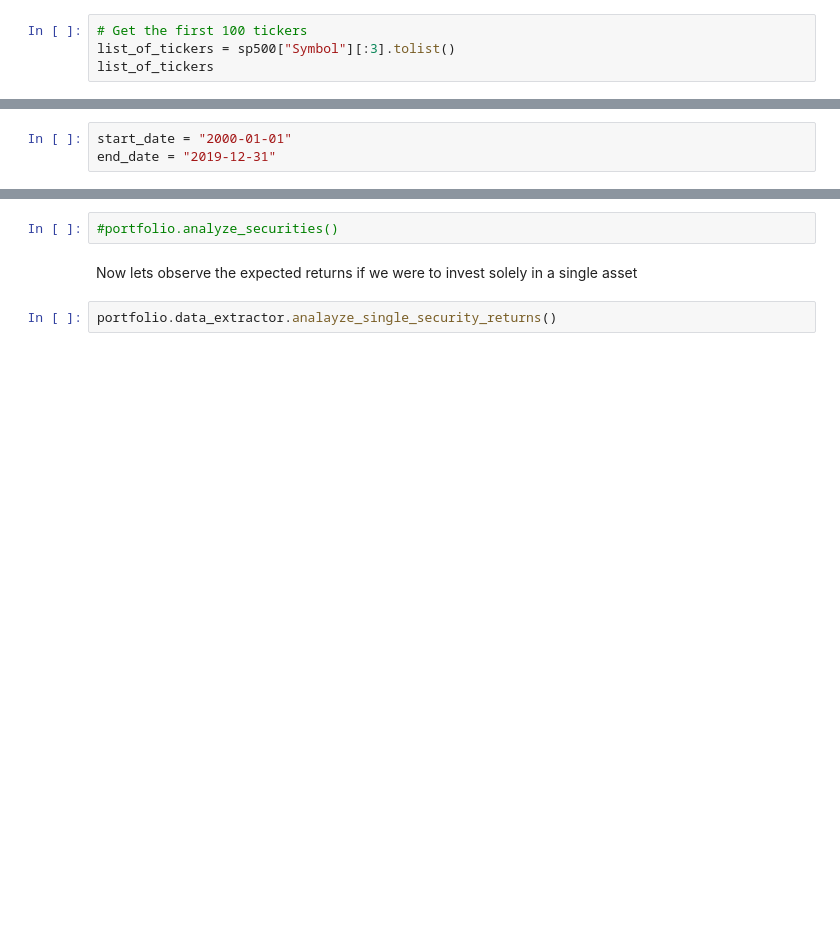
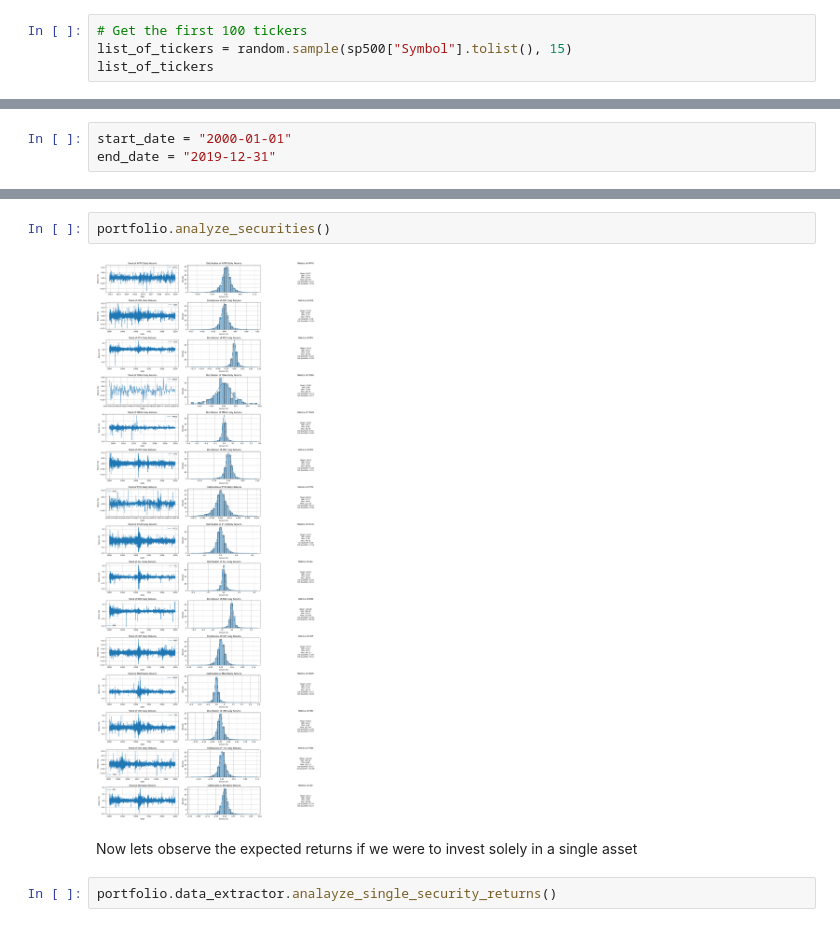
Before and after one commit to javidsegura/portfolio-optimization, a Jupyter notebook: portfolio.ipynb, the cells around one changed output, grey strips where cells are left out. Cells and saved outputs as stored; diff of their text form; blank space fills up the shorter version.

Commit message:
added randomness to the selection of tickers. Probably last non-MD commit

```diff
--- a/portfolio.ipynb
+++ b/portfolio.ipynb
@@ -19,4 +35,4 @@ sp500
 # %%
 # Get the first 100 tickers
-list_of_tickers = sp500["Symbol"][:3].tolist()
+list_of_tickers = random.sample(sp500["Symbol"].tolist(), 15)
 list_of_tickers
@@ -28,5 +90,7 @@ portfolio.update_tickers(list_of_tickers, start_date, end_date)
-# %%
-#portfolio.analyze_securities()
+# %%
+portfolio.analyze_securities()
+# %% [output]
+[figure, added]
 # %% [markdown]
 Now lets observe the expected returns if we were to invest solely in a single asset
 # %%
```
Also changed, not shown: parts of 22 cells of this notebook.
